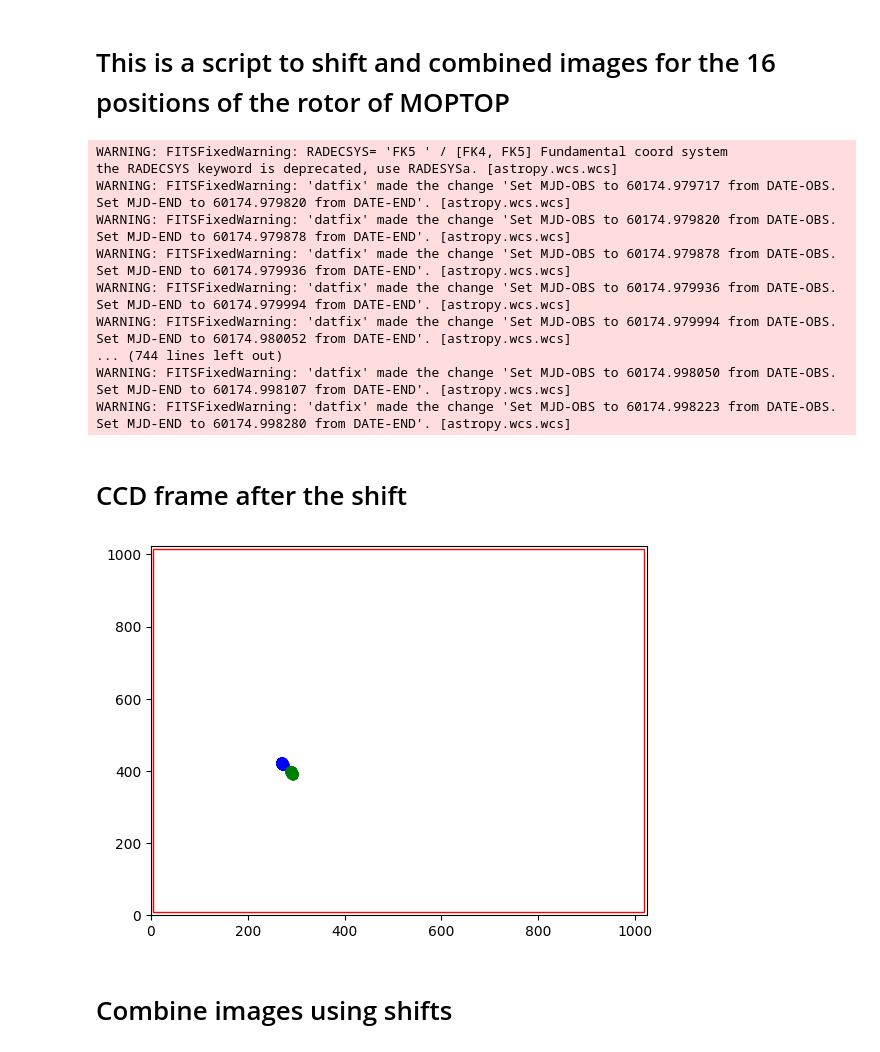
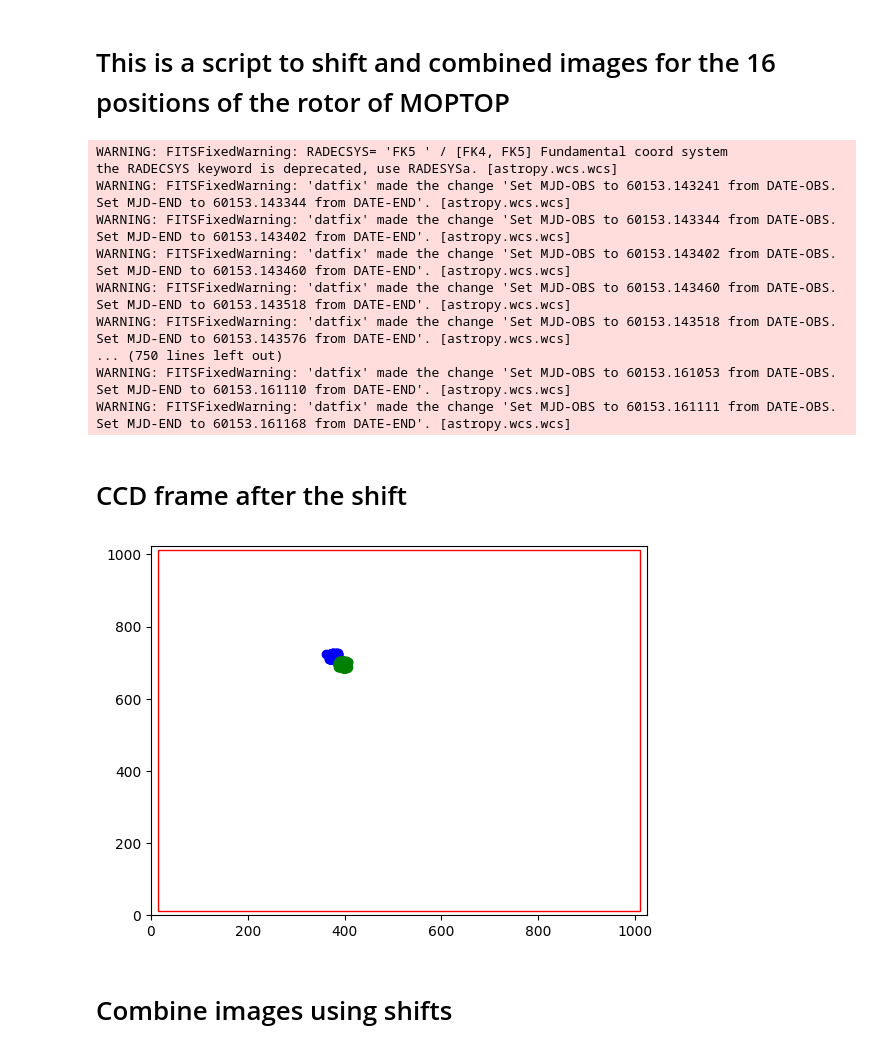
Before and after one commit to DBernardes/Tools-for-the-MOPTOP-pipeline-products, a Jupyter notebook: shift_and_combine_images.ipynb, the cells around one changed output. Saved outputs shown, nothing was run; the diff lists cells and outputs as text; code cells hidden in the pictures.

```diff
--- a/shift_and_combine_images.ipynb
+++ b/shift_and_combine_images.ipynb
@@ -9,9 +9,9 @@ import matplotlib.pyplot as plt
 from copy import copy
 import astropy.io.fits as fits
 
-star_name = "GRB 230818A"
+star_name = "GRB 230728A"
 experiment = "all data"
-_set = "first"
+_set = "second"
 
 max_box_size = 20
 src_path = os.path.join(
@@ -27,8 +27,8 @@ src_path = os.path.join(
 
 objects = {
     "name": ["object"],
-    "ra": ["19:03:31.4215"],
-    "dec": ["+40:53:36.070"],
+    "ra": ["22:53:59.7762"],
+    "dec": ["+28:11:30.673"],
 }
 coords = {
     "run_num": [],
@@ -57,58 +57,58 @@ for cam in [3, 4]:
 
 
 df = pd.DataFrame.from_dict(coords)
-csv_file = os.path.join(src_path, "..", "shifts", f"star_coords.csv")
+csv_file = os.path.join(src_path, "..", f"star_coords_{_set}_set.csv")
 df.sort_values(by=["run_num"])
 df.to_csv(csv_file, index=False)
 # %% [output]
 WARNING: FITSFixedWarning: RADECSYS= 'FK5 ' / [FK4, FK5] Fundamental coord system
 the RADECSYS keyword is deprecated, use RADESYSa. [astropy.wcs.wcs]
-WARNING: FITSFixedWarning: 'datfix' made the change 'Set MJD-OBS to 60174.979717 from DATE-OBS.
-Set MJD-END to 60174.979820 from DATE-END'. [astropy.wcs.wcs]
-WARNING: FITSFixedWarning: 'datfix' made the change 'Set MJD-OBS to 60174.979820 from DATE-OBS.
-Set MJD-END to 60174.979878 from DATE-END'. [astropy.wcs.wcs]
-WARNING: FITSFixedWarning: 'datfix' made the change 'Set MJD-OBS to 60174.979878 from DATE-OBS.
-Set MJD-END to 60174.979936 from DATE-END'. [astropy.wcs.wcs]
-WARNING: FITSFixedWarning: 'datfix' made the change 'Set MJD-OBS to 60174.979936 from DATE-OBS.
-Set MJD-END to 60174.979994 from DATE-END'. [astropy.wcs.wcs]
-WARNING: FITSFixedWarning: 'datfix' made the change 'Set MJD-OBS to 60174.979994 from DATE-OBS.
-Set MJD-END to 60174.980052 from DATE-END'. [astropy.wcs.wcs]
-... (744 lines left out)
-WARNING: FITSFixedWarning: 'datfix' made the change 'Set MJD-OBS to 60174.998050 from DATE-OBS.
-Set MJD-END to 60174.998107 from DATE-END'. [astropy.wcs.wcs]
-WARNING: FITSFixedWarning: 'datfix' made the change 'Set MJD-OBS to 60174.998223 from DATE-OBS.
-Set MJD-END to 60174.998280 from DATE-END'. [astropy.wcs.wcs]
+WARNING: FITSFixedWarning: 'datfix' made the change 'Set MJD-OBS to 60153.143241 from DATE-OBS.
+Set MJD-END to 60153.143344 from DATE-END'. [astropy.wcs.wcs]
+WARNING: FITSFixedWarning: 'datfix' made the change 'Set MJD-OBS to 60153.143344 from DATE-OBS.
+Set MJD-END to 60153.143402 from DATE-END'. [astropy.wcs.wcs]
+WARNING: FITSFixedWarning: 'datfix' made the change 'Set MJD-OBS to 60153.143402 from DATE-OBS.
+Set MJD-END to 60153.143460 from DATE-END'. [astropy.wcs.wcs]
+WARNING: FITSFixedWarning: 'datfix' made the change 'Set MJD-OBS to 60153.143460 from DATE-OBS.
+Set MJD-END to 60153.143518 from DATE-END'. [astropy.wcs.wcs]
+WARNING: FITSFixedWarning: 'datfix' made the change 'Set MJD-OBS to 60153.143518 from DATE-OBS.
+Set MJD-END to 60153.143576 from DATE-END'. [astropy.wcs.wcs]
+... (750 lines left out)
+WARNING: FITSFixedWarning: 'datfix' made the change 'Set MJD-OBS to 60153.161053 from DATE-OBS.
+Set MJD-END to 60153.161110 from DATE-END'. [astropy.wcs.wcs]
+WARNING: FITSFixedWarning: 'datfix' made the change 'Set MJD-OBS to 60153.161111 from DATE-OBS.
+Set MJD-END to 60153.161168 from DATE-END'. [astropy.wcs.wcs]
 # %% [markdown]
 # CCD frame after the shift
 # %%
 import numpy as np
 import matplotlib.patches as patches
 
-file_path = os.path.join(src_path, "..", "shifts", "star_coords.csv")
+file_path = os.path.join(src_path, "..", f"star_coords_{_set}_set.csv")
 df = pd.read_csv(file_path)
 x, y = df["cam3_x"], df["cam3_y"]
 max_var_x = np.max(np.abs(x - x[0]))
 max_var_y = np.max(np.abs(y - y[0]))
 
 fig, ax = plt.subplots()
 rect = patches.Rectangle(
     (max_var_x, max_var_y),
     1024 - 2 * max_var_x,
     1024 - 2 * max_var_y,
     linewidth=1,
     edgecolor="r",
     facecolor="none",
 )
 ax.add_patch(rect)
 plt.plot(x, y, "bo")
 x, y = df["cam4_x"], df["cam4_y"]
 plt.plot(x, y, "go")
 plt.xlim(0, 1024)
 plt.ylim(0, 1024)
 plt.show()
 plt.show()
 # %% [output]
-[figure, old version]
+[figure, new version]
 # %% [markdown]
 # Combine images using shifts
 # %%
```
Also changed, not shown: parts of 1 cell of this notebook, 4 other files.
